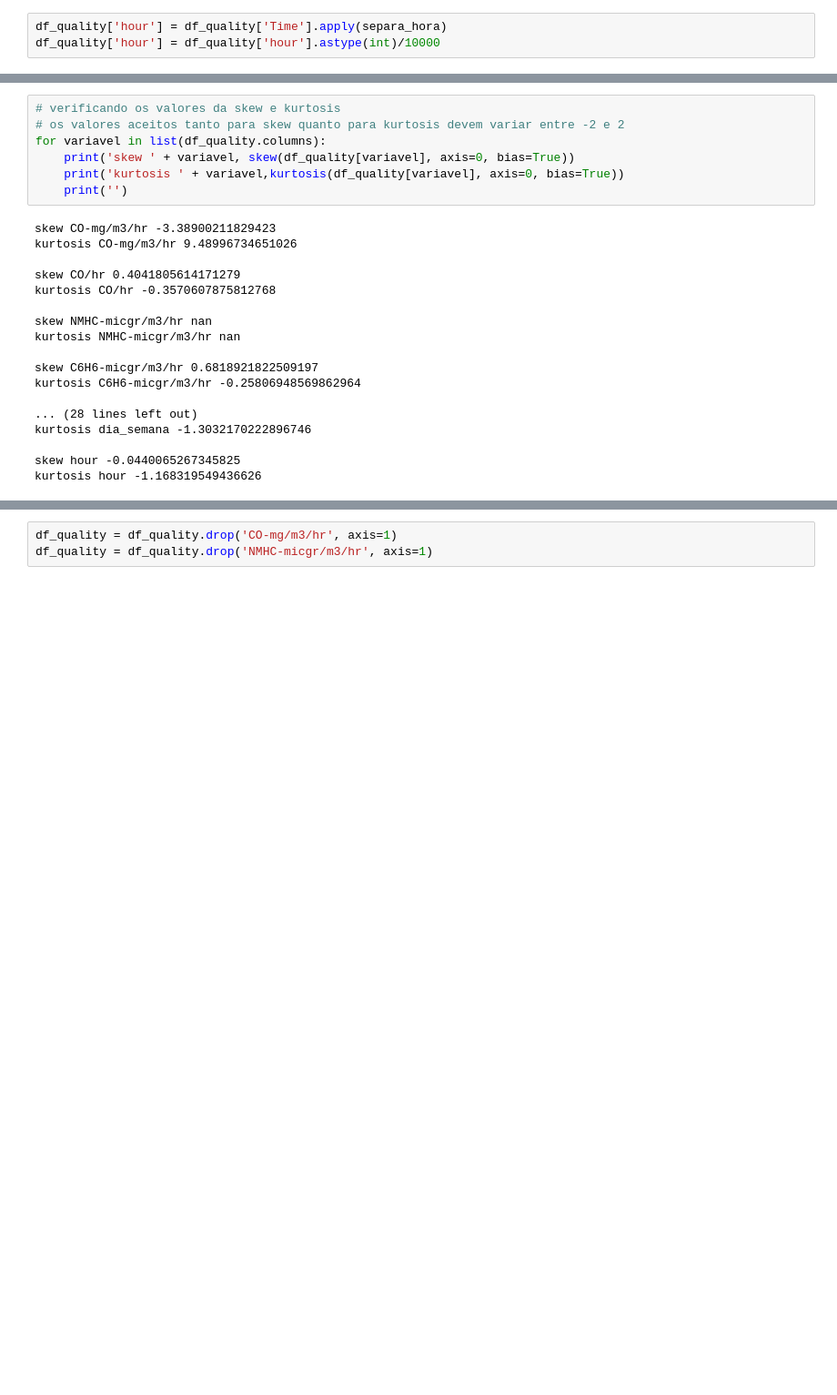
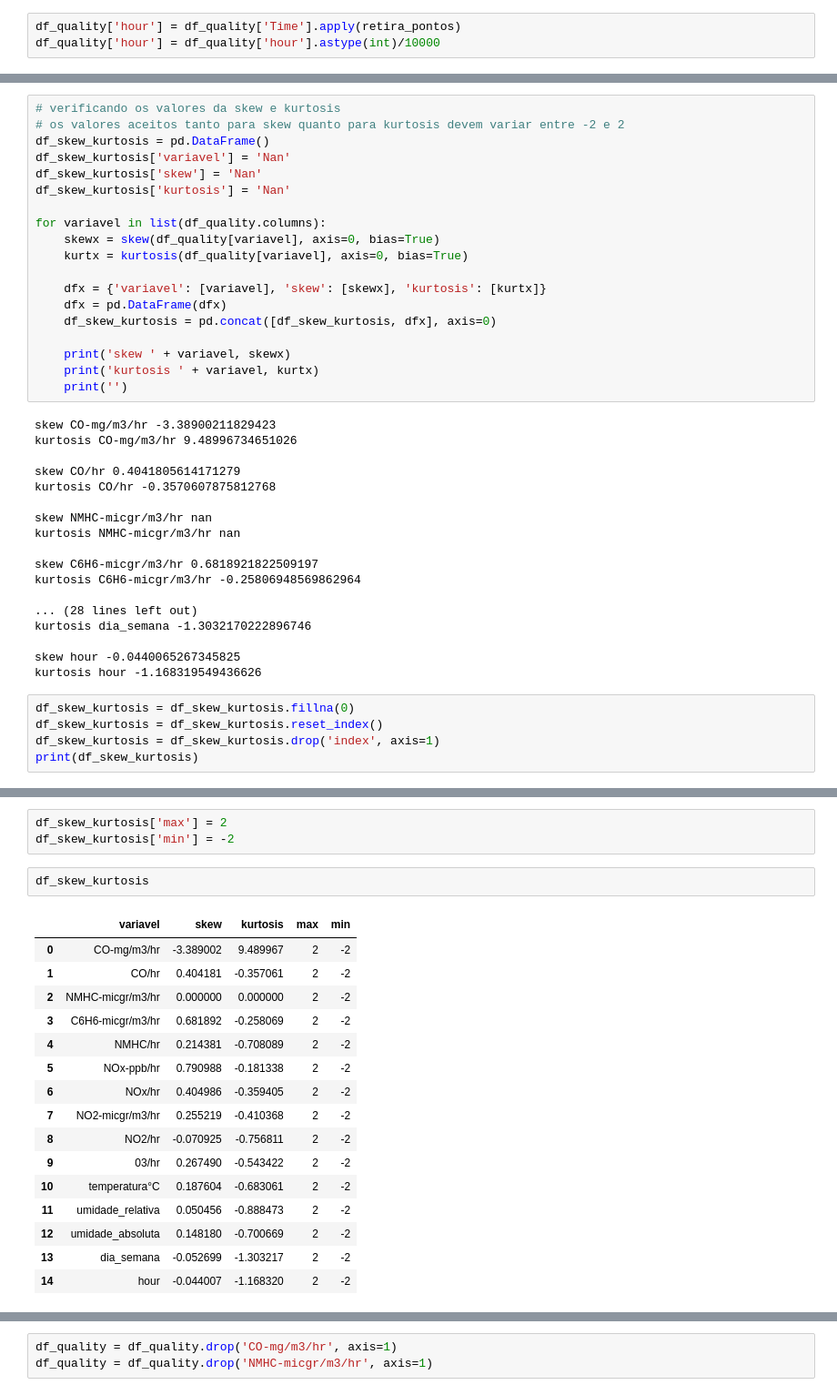
Before and after one commit to jairobernardesjunior/Qualidade_do_ar, a Jupyter notebook: qualidade_do_ar_analisa.ipynb, the cells around one changed output, grey strips where cells are left out. Shown: that part at 91% size. Saved outputs shown, nothing was run; the diff lists cells and outputs as text; blank space fills up the shorter version.

```diff
--- a/qualidade_do_ar_analisa.ipynb
+++ b/qualidade_do_ar_analisa.ipynb
@@ -221,7 +221,7 @@ def separa_hora(time):
     time = time.replace('.', '')
     return time
 # %%
-df_quality['hour'] = df_quality['Time'].apply(separa_hora)
+df_quality['hour'] = df_quality['Time'].apply(retira_pontos)
 df_quality['hour'] = df_quality['hour'].astype(int)/10000
 # %%
 df_quality = df_quality.drop('Date', axis=1)
@@ -366,9 +366,21 @@ p.fig.subplots_adjust(top=0.95)
 # %%
 # verificando os valores da skew e kurtosis
 # os valores aceitos tanto para skew quanto para kurtosis devem variar entre -2 e 2
+df_skew_kurtosis = pd.DataFrame()
+df_skew_kurtosis['variavel'] = 'Nan'
+df_skew_kurtosis['skew'] = 'Nan'
+df_skew_kurtosis['kurtosis'] = 'Nan'
+
 for variavel in list(df_quality.columns):
-    print('skew ' + variavel, skew(df_quality[variavel], axis=0, bias=True))
-    print('kurtosis ' + variavel,kurtosis(df_quality[variavel], axis=0, bias=True))
+    skewx = skew(df_quality[variavel], axis=0, bias=True)
+    kurtx = kurtosis(df_quality[variavel], axis=0, bias=True)
+
+    dfx = {'variavel': [variavel], 'skew': [skewx], 'kurtosis': [kurtx]}
+    dfx = pd.DataFrame(dfx)
+    df_skew_kurtosis = pd.concat([df_skew_kurtosis, dfx], axis=0)
+
+    print('skew ' + variavel, skewx)
+    print('kurtosis ' + variavel, kurtx)
     print('')
 # %% [output]
 skew CO-mg/m3/hr -3.38900211829423
@@ -388,3 +400,8 @@ kurtosis dia_semana -1.3032170222896746
 
 skew hour -0.0440065267345825
 kurtosis hour -1.168319549436626
+# %%
+df_skew_kurtosis = df_skew_kurtosis.fillna(0)
+df_skew_kurtosis = df_skew_kurtosis.reset_index()
+df_skew_kurtosis = df_skew_kurtosis.drop('index', axis=1)
+print(df_skew_kurtosis)
@@ -390,0 +425,22 @@ kurtosis hour -1.168319549436626
+# %%
+df_skew_kurtosis['max'] = 2
+df_skew_kurtosis['min'] = -2
+# %%
+df_skew_kurtosis
+# %% [output]
+|  | variavel | skew | kurtosis | max | min |
+| 0 | CO-mg/m3/hr | -3.389002 | 9.489967 | 2 | -2 |
+| 1 | CO/hr | 0.404181 | -0.357061 | 2 | -2 |
+| 2 | NMHC-micgr/m3/hr | 0.000000 | 0.000000 | 2 | -2 |
+| 3 | C6H6-micgr/m3/hr | 0.681892 | -0.258069 | 2 | -2 |
+| 4 | NMHC/hr | 0.214381 | -0.708089 | 2 | -2 |
+| 5 | NOx-ppb/hr | 0.790988 | -0.181338 | 2 | -2 |
+| 6 | NOx/hr | 0.404986 | -0.359405 | 2 | -2 |
+| 7 | NO2-micgr/m3/hr | 0.255219 | -0.410368 | 2 | -2 |
+| 8 | NO2/hr | -0.070925 | -0.756811 | 2 | -2 |
+| 9 | 03/hr | 0.267490 | -0.543422 | 2 | -2 |
+| 10 | temperatura°C | 0.187604 | -0.683061 | 2 | -2 |
+| 11 | umidade_relativa | 0.050456 | -0.888473 | 2 | -2 |
+| 12 | umidade_absoluta | 0.148180 | -0.700669 | 2 | -2 |
+| 13 | dia_semana | -0.052699 | -1.303217 | 2 | -2 |
+| 14 | hour | -0.044007 | -1.168320 | 2 | -2 |
```
Also changed, not shown: parts of 6 cells of this notebook, 3 other files.
